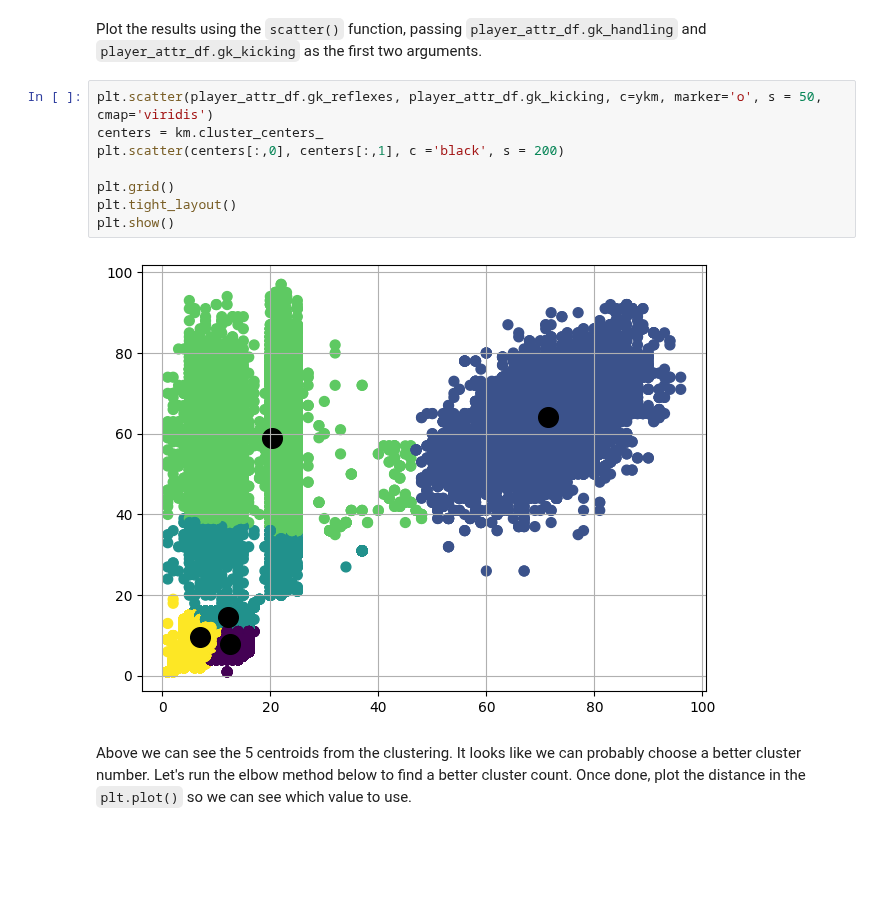
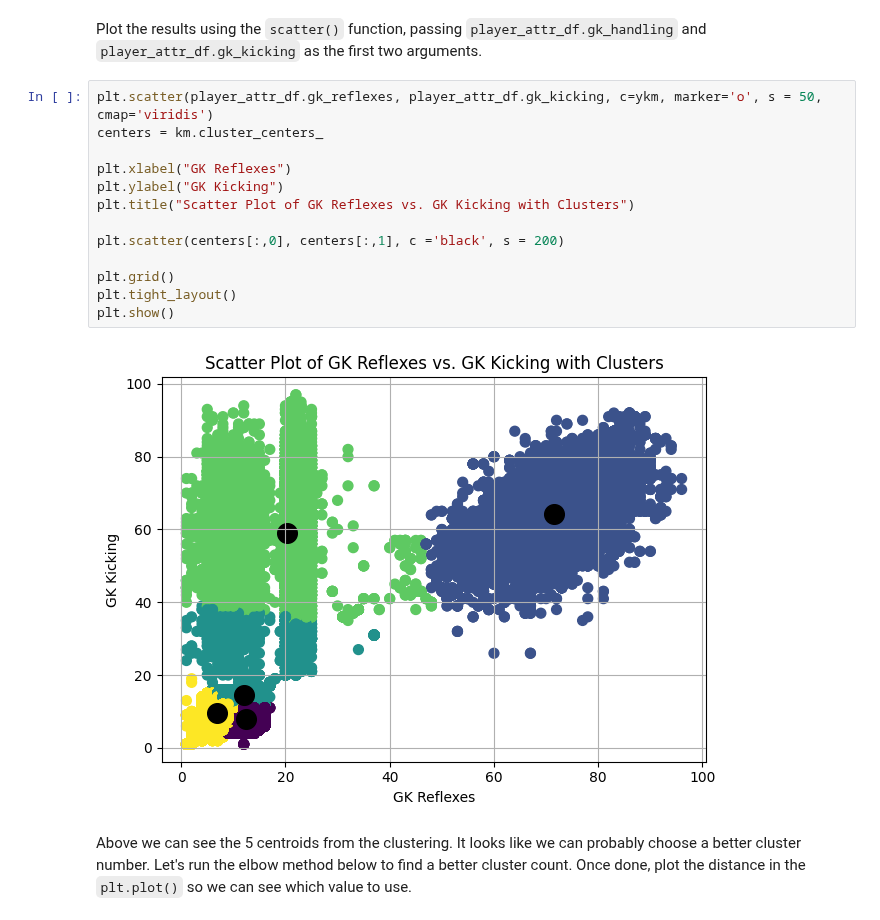
Before and after one commit to omanar1/usable_ai, a Jupyter notebook: Homework/HW8_assignment_m08_clustering.ipynb, the cells around one changed output. Saved outputs shown, nothing was run; the diff lists cells and outputs as text; blank space fills up the shorter version.

```diff
--- a/Homework/HW8_assignment_m08_clustering.ipynb
+++ b/Homework/HW8_assignment_m08_clustering.ipynb
@@ -143,13 +143,18 @@ Plot the results using the `scatter()` function, passing `player_attr_df.gk_hand
 # %%
 plt.scatter(player_attr_df.gk_reflexes, player_attr_df.gk_kicking, c=ykm, marker='o', s = 50, cmap='viridis')
 centers = km.cluster_centers_
+
+plt.xlabel("GK Reflexes")
+plt.ylabel("GK Kicking")
+plt.title("Scatter Plot of GK Reflexes vs. GK Kicking with Clusters")
+
 plt.scatter(centers[:,0], centers[:,1], c ='black', s = 200)
 
 plt.grid()
 plt.tight_layout()
 plt.show()
 # %% [output]
-[figure, old version]
+[figure, new version]
 # %% [markdown]
 Above we can see the 5 centroids from the clustering. It looks like we can probably choose a better cluster number. Let's run the elbow method below to find a better cluster count. Once done, plot the distance in the `plt.plot()` so we can see which value to use.
 # %%
```
Also changed, not shown: parts of 3 cells of this notebook.
